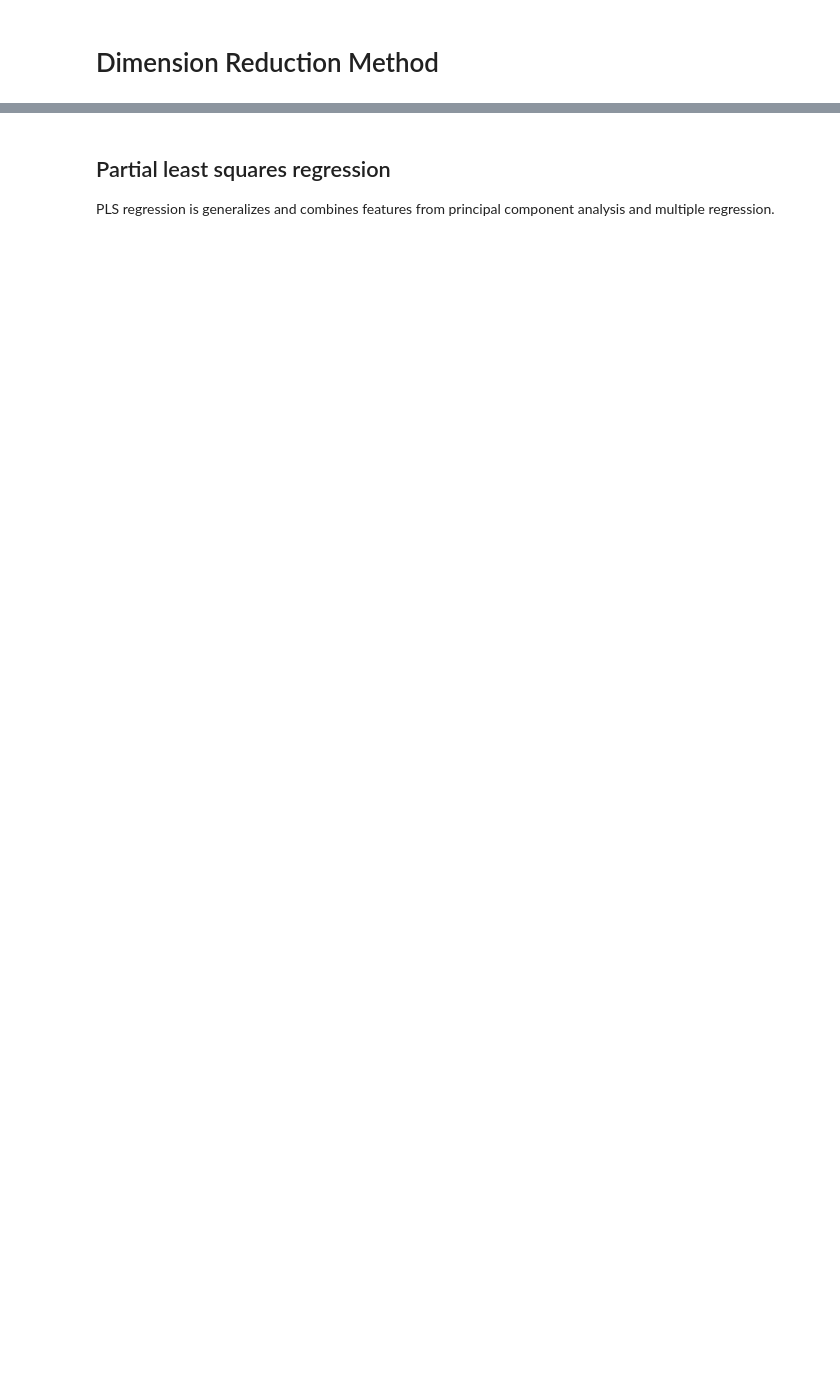
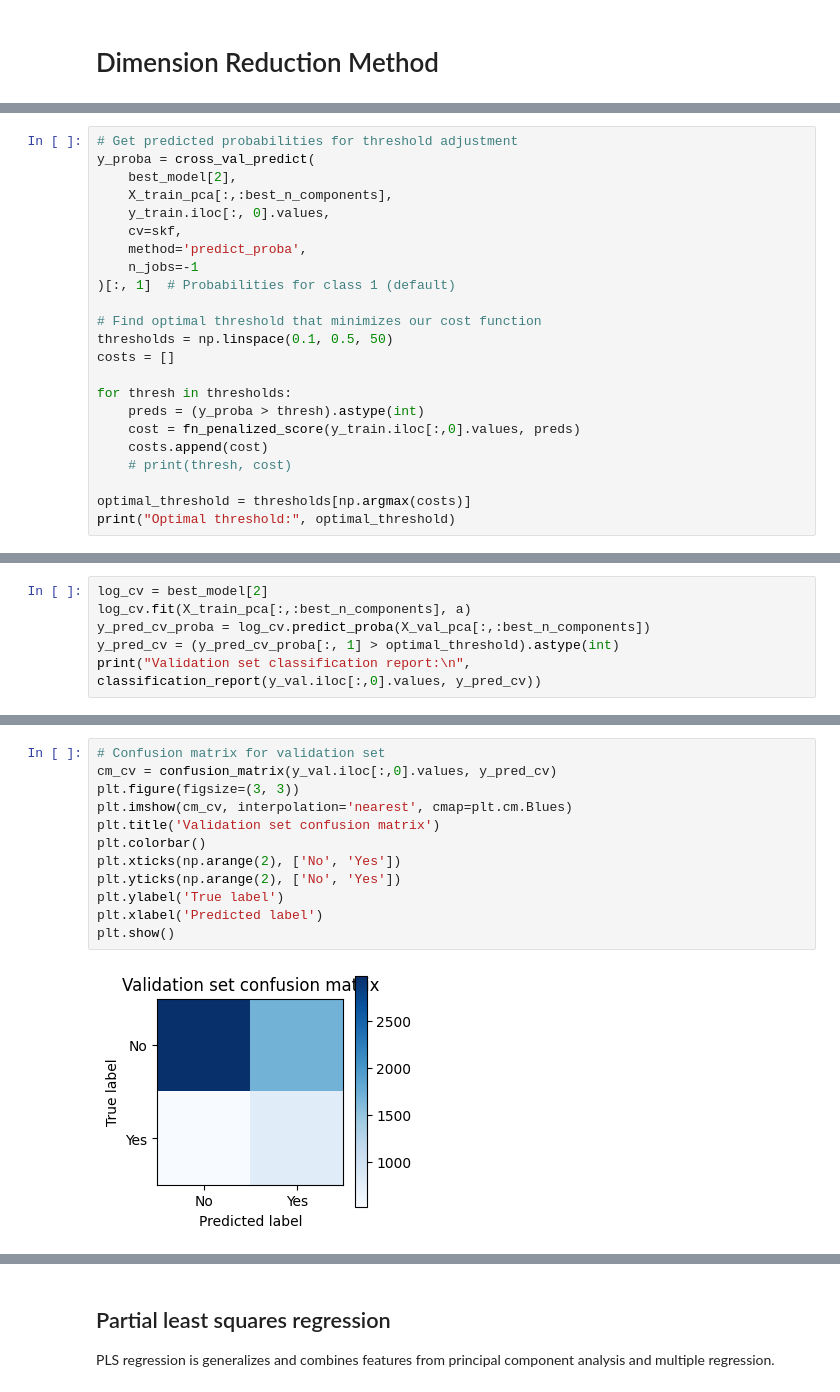
Before and after one commit to oneybb/EC4308_Credit_Default, a Jupyter notebook: PCA.ipynb, the cells around one changed output, grey strips where cells are left out. Saved outputs shown, nothing was run; the diff lists cells and outputs as text; blank space fills up the shorter version.

```diff
--- a/PCA.ipynb
+++ b/PCA.ipynb
@@ -73,0 +196,23 @@ df_pca.to_csv('data/pca.csv', index=False)
+# %%
+# Get predicted probabilities for threshold adjustment
+y_proba = cross_val_predict(
+    best_model[2],
+    X_train_pca[:,:best_n_components],
+    y_train.iloc[:, 0].values,
+    cv=skf,
+    method='predict_proba',
+    n_jobs=-1
+)[:, 1]  # Probabilities for class 1 (default)
+
+# Find optimal threshold that minimizes our cost function
+thresholds = np.linspace(0.1, 0.5, 50)
+costs = []
+
+for thresh in thresholds:
+    preds = (y_proba > thresh).astype(int)
+    cost = fn_penalized_score(y_train.iloc[:,0].values, preds)
+    costs.append(cost)
+    # print(thresh, cost)
+
+optimal_threshold = thresholds[np.argmax(costs)]
+print("Optimal threshold:", optimal_threshold)
@@ -73,0 +221,6 @@ df_pca.to_csv('data/pca.csv', index=False)
+# %%
+log_cv = best_model[2]
+log_cv.fit(X_train_pca[:,:best_n_components], a)
+y_pred_cv_proba = log_cv.predict_proba(X_val_pca[:,:best_n_components])
+y_pred_cv = (y_pred_cv_proba[:, 1] > optimal_threshold).astype(int)
+print("Validation set classification report:\n", classification_report(y_val.iloc[:,0].values, y_pred_cv))
@@ -73,0 +237,14 @@ df_pca.to_csv('data/pca.csv', index=False)
+# %%
+# Confusion matrix for validation set
+cm_cv = confusion_matrix(y_val.iloc[:,0].values, y_pred_cv)
+plt.figure(figsize=(3, 3))
+plt.imshow(cm_cv, interpolation='nearest', cmap=plt.cm.Blues)
+plt.title('Validation set confusion matrix')
+plt.colorbar()
+plt.xticks(np.arange(2), ['No', 'Yes'])
+plt.yticks(np.arange(2), ['No', 'Yes'])
+plt.ylabel('True label')
+plt.xlabel('Predicted label')
+plt.show()
+# %% [output]
+[figure, added]
```
Also changed, not shown: parts of 28 cells of this notebook.
